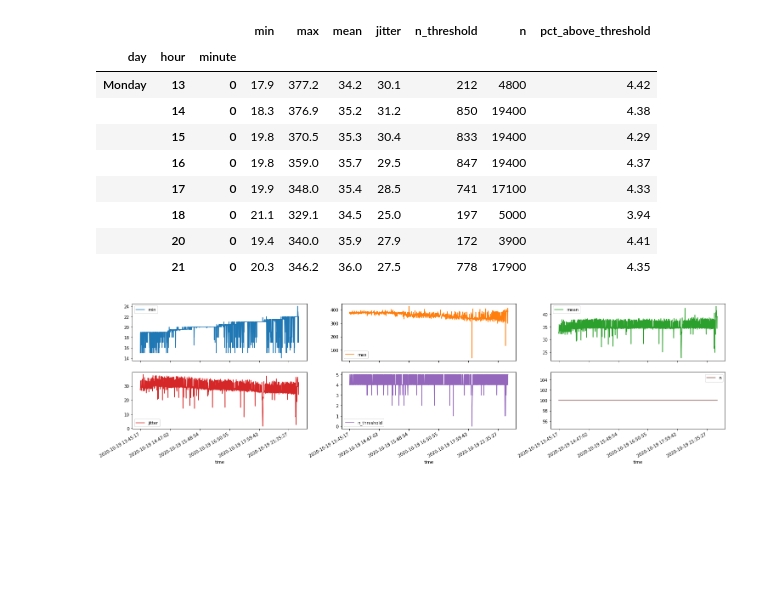
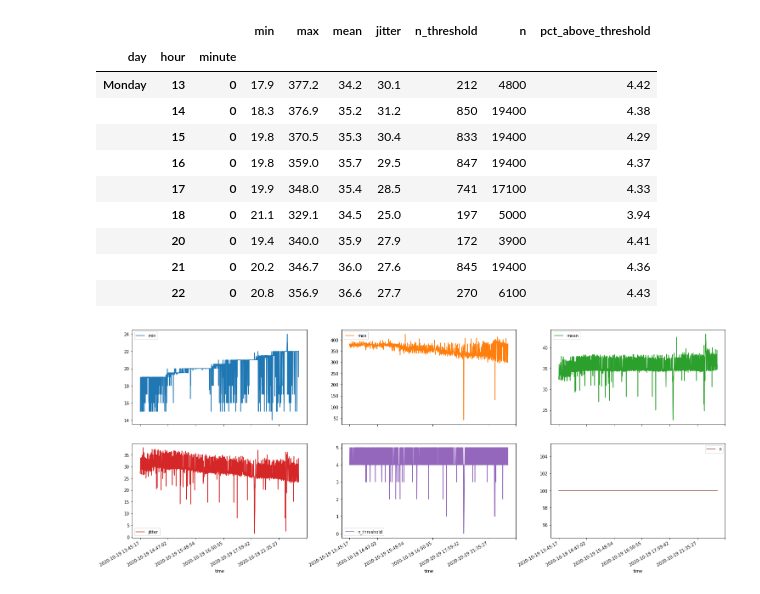
Before and after one commit to moondonuts/League-Ping, a Jupyter notebook: League_Ping_Reader.ipynb, the cells around one changed output. Drawn from its saved outputs; the diff is of its cells as text; code cells hidden in the pictures; blank space fills up the shorter version.

```diff
--- a/League_Ping_Reader.ipynb
+++ b/League_Ping_Reader.ipynb
@@ -11,34 +11,35 @@ ping_data = pd.read_csv(
     names=["time", "min", "max", "mean", "jitter", "n_threshold", "n"],
     index_col="time",
 )
-ping_data.plot(subplots=True, figsize=(25, 6), layout=(2, 3))
+ping_data.plot(subplots=True, figsize=(25, 10), layout=(2, 3))
 summary_df = ping_data.groupby(
     by=[
         pd.DatetimeIndex(ping_data.index).floor(freq).day_name().rename("day"),
         pd.DatetimeIndex(ping_data.index).floor(freq).hour.rename("hour"),
         pd.DatetimeIndex(ping_data.index).floor(freq).minute.rename("minute"),
     ]
 ).agg(
     {
         "min": "mean",
         "max": "mean",
         "mean": "mean",
         "jitter": "mean",
         "n_threshold": "sum",
         "n": "sum",
     }
 )
 summary_df["pct_above_threshold"] = 100 * summary_df["n_threshold"] / summary_df["n"]
 summary_df.round({"min": 1, "max": 1, "mean": 1, "jitter": 1, "pct_above_threshold": 2})
 # %% [output]
 |  |  |  | min | max | mean | jitter | n_threshold | n | pct_above_threshold |
 | day | hour | minute |  |  |  |  |  |  |  |
 | Monday | 13 | 0 | 17.9 | 377.2 | 34.2 | 30.1 | 212 | 4800 | 4.42 |
 |  | 14 | 0 | 18.3 | 376.9 | 35.2 | 31.2 | 850 | 19400 | 4.38 |
 |  | 15 | 0 | 19.8 | 370.5 | 35.3 | 30.4 | 833 | 19400 | 4.29 |
 |  | 16 | 0 | 19.8 | 359.0 | 35.7 | 29.5 | 847 | 19400 | 4.37 |
 |  | 17 | 0 | 19.9 | 348.0 | 35.4 | 28.5 | 741 | 17100 | 4.33 |
 |  | 18 | 0 | 21.1 | 329.1 | 34.5 | 25.0 | 197 | 5000 | 3.94 |
 |  | 20 | 0 | 19.4 | 340.0 | 35.9 | 27.9 | 172 | 3900 | 4.41 |
-|  | 21 | 0 | 20.3 | 346.2 | 36.0 | 27.5 | 778 | 17900 | 4.35 |
+|  | 21 | 0 | 20.2 | 346.7 | 36.0 | 27.6 | 845 | 19400 | 4.36 |
+|  | 22 | 0 | 20.8 | 356.9 | 36.6 | 27.7 | 270 | 6100 | 4.43 |
-[figure, old version]
+[figure, new version]
```
Also changed, not shown: 2 other files.
